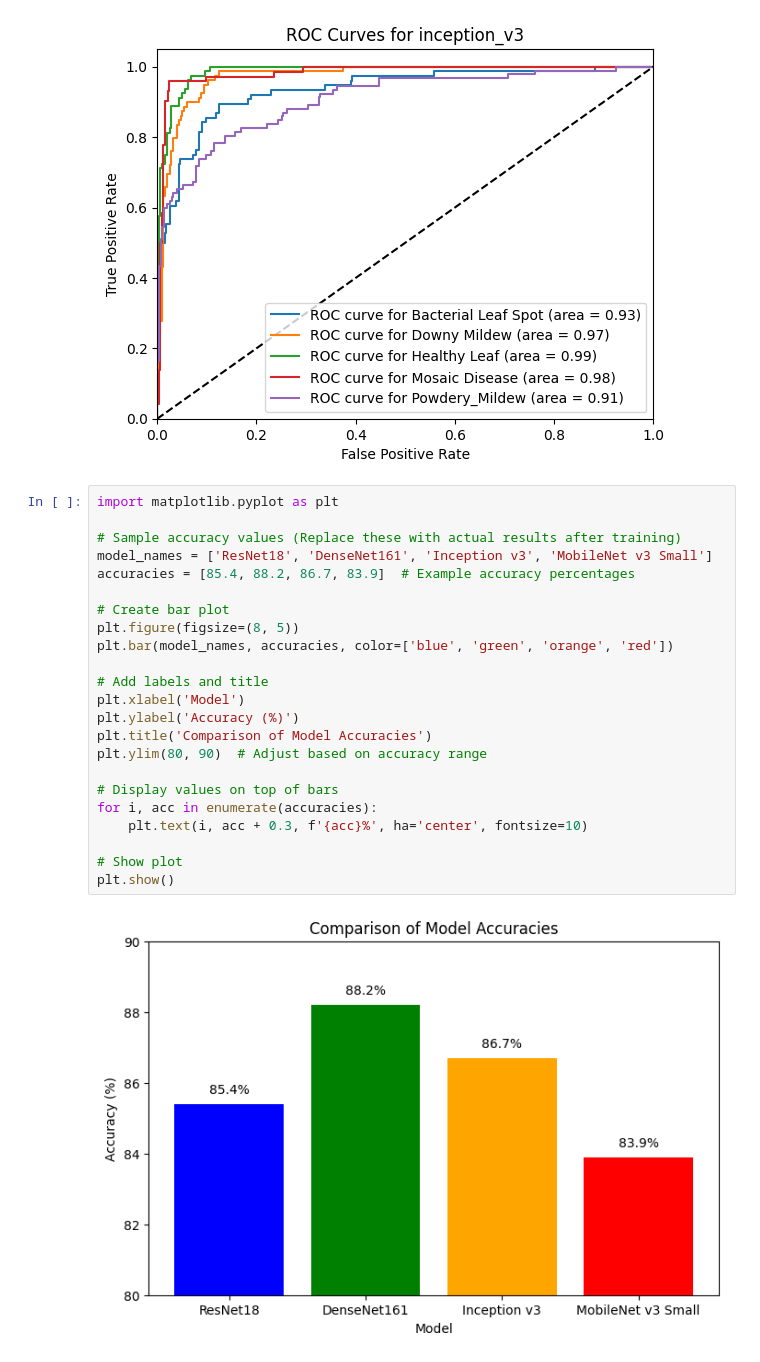
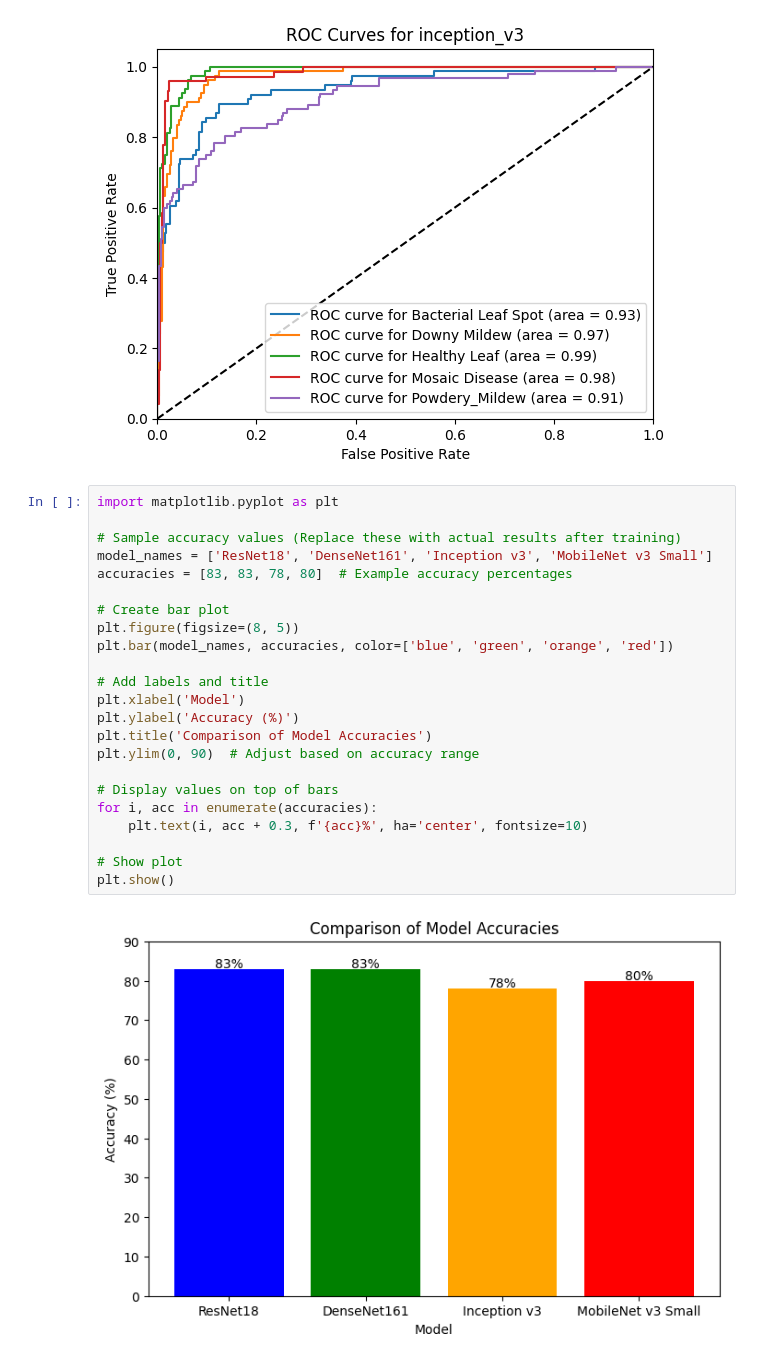
Before and after one commit to Shams200648/CSE366Lab, a Jupyter notebook: AI_Lab_05a_Pretrained_CNN.ipynb, the cells around one changed output. Saved outputs shown, nothing was run; the diff lists cells and outputs as text.

```diff
--- a/AI_Lab_05a_Pretrained_CNN.ipynb
+++ b/AI_Lab_05a_Pretrained_CNN.ipynb
@@ -477,25 +477,25 @@ Bacterial Leaf Spot       0.67      0.84      0.74        76
 # %%
 import matplotlib.pyplot as plt
 
 # Sample accuracy values (Replace these with actual results after training)
 model_names = ['ResNet18', 'DenseNet161', 'Inception v3', 'MobileNet v3 Small']
-accuracies = [85.4, 88.2, 86.7, 83.9]  # Example accuracy percentages
+accuracies = [83, 83, 78, 80]  # Example accuracy percentages
 
 # Create bar plot
 plt.figure(figsize=(8, 5))
 plt.bar(model_names, accuracies, color=['blue', 'green', 'orange', 'red'])
 
 # Add labels and title
 plt.xlabel('Model')
 plt.ylabel('Accuracy (%)')
 plt.title('Comparison of Model Accuracies')
-plt.ylim(80, 90)  # Adjust based on accuracy range
+plt.ylim(0, 90)  # Adjust based on accuracy range
 
 # Display values on top of bars
 for i, acc in enumerate(accuracies):
     plt.text(i, acc + 0.3, f'{acc}%', ha='center', fontsize=10)
 
 # Show plot
 plt.show()
 # %% [output]
-[figure, old version]
+[figure, new version]
```
